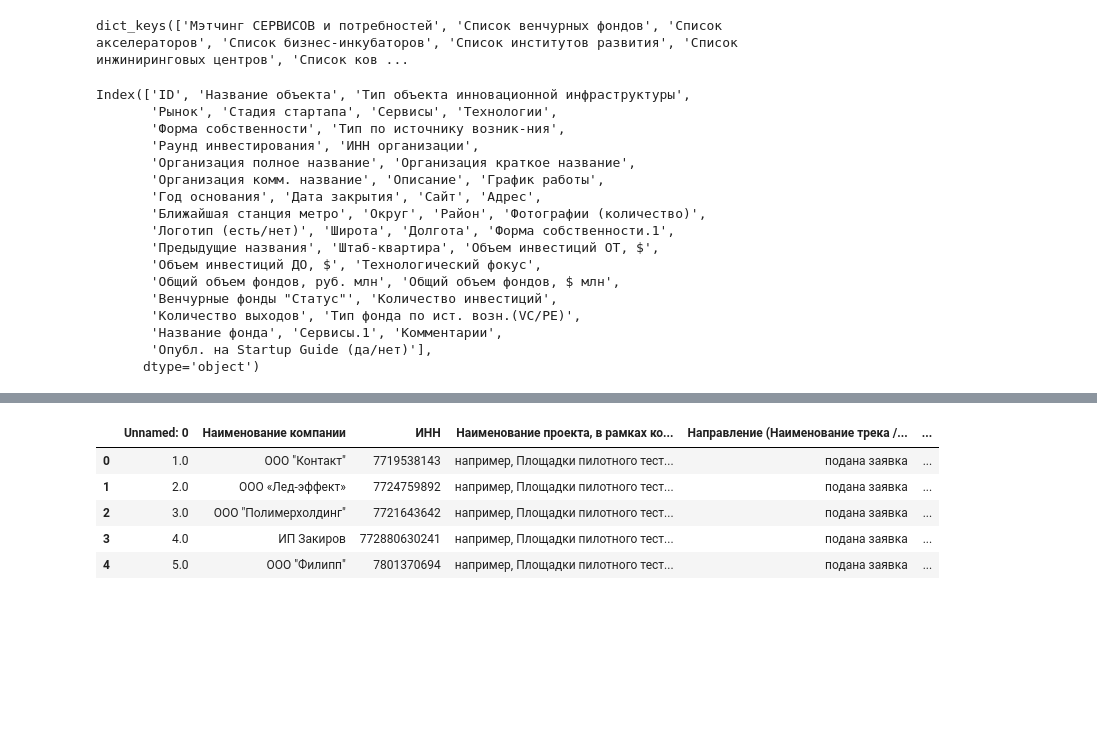
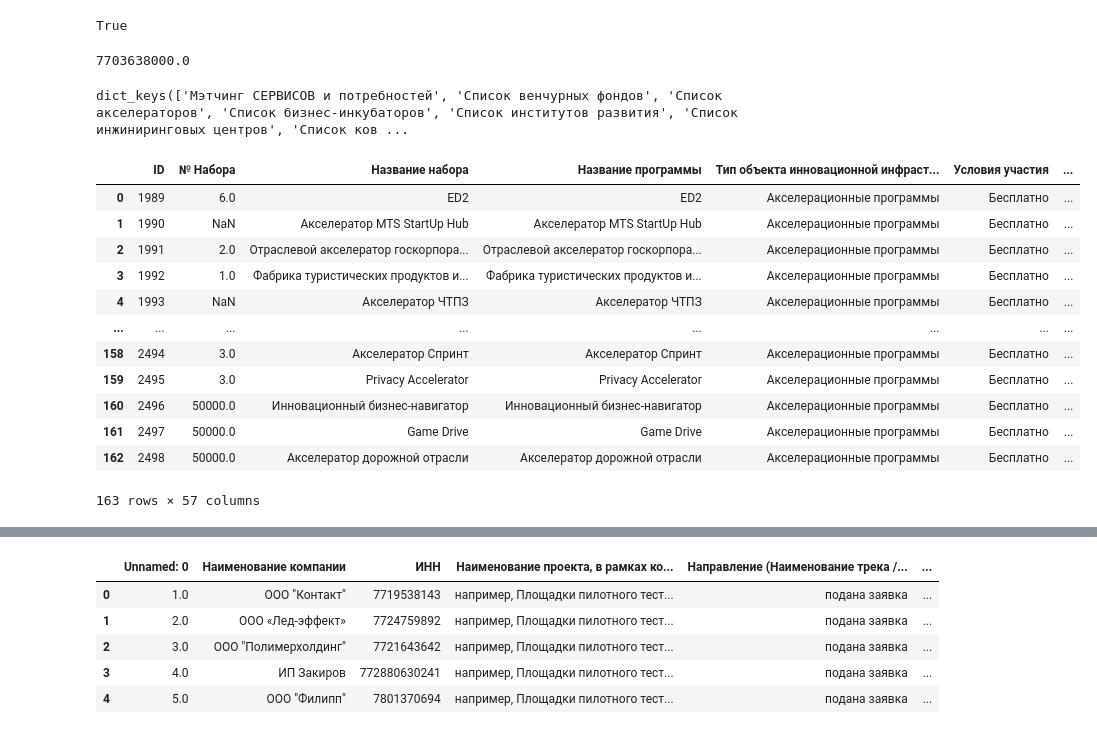
Before and after one commit to NmadeleiDev/innoagency-startup-recommendation, a Jupyter notebook: ml/Untitled.ipynb, the cells around one changed output, grey strips where cells are left out. Cells and saved outputs as stored; diff of their text form; code cells hidden in the pictures; blank space fills up the shorter version.

```diff
--- a/ml/Untitled.ipynb
+++ b/ml/Untitled.ipynb
@@ -1,9 +1,37 @@
 # %%
 import pandas as pd
 pd.set_option('display.max_columns', 500)
+# %%
+'d' in 'sdsd'.lower()
+# %% [output]
+True
 # %%
 U = pd.read_excel('/home/greg/Downloads/Датасет/Датасет_01/Венчурные сделки 2017-2021.xlsx', sheet_name='Москва_Сделки')
 # %%
 D = pd.read_excel('/home/greg/Downloads/Датасет/Датасет_01/Объекты-сервисы и потребности.xlsx', sheet_name=None)
+# %%
+pd.to_numeric('7.703638e+09')
+# %% [output]
+7703638000.0
+# %%
+D.keys()
+# %% [output]
+dict_keys(['Мэтчинг СЕРВИСОВ и потребностей', 'Список венчурных фондов', 'Список акселераторов', 'Список бизнес-инкубаторов', 'Список институтов развития', 'Список инжиниринговых центров', 'Список ков ...
+# %%
+D['Список акселераторов']
+# %% [output]
+|  | ID | № Набора | Название набора | Название программы | Тип объекта инновационной инфраст... | Условия участия | ... |
+| 0 | 1989 | 6.0 | ED2 | ED2 | Акселерационные программы | Бесплатно | ... |
+| 1 | 1990 | NaN | Акселератор MTS StartUp Hub | Акселератор MTS StartUp Hub | Акселерационные программы | Бесплатно | ... |
+| 2 | 1991 | 2.0 | Отраслевой акселератор госкорпора... | Отраслевой акселератор госкорпора... | Акселерационные программы | Бесплатно | ... |
+| 3 | 1992 | 1.0 | Фабрика туристических продуктов и... | Фабрика туристических продуктов и... | Акселерационные программы | Бесплатно | ... |
+| 4 | 1993 | NaN | Акселератор ЧТПЗ | Акселератор ЧТПЗ | Акселерационные программы | Бесплатно | ... |
+| ... | ... | ... | ... | ... | ... | ... | ... |
+| 158 | 2494 | 3.0 | Акселератор Спринт | Акселератор Спринт | Акселерационные программы | Бесплатно | ... |
+| 159 | 2495 | 3.0 | Privacy Accelerator | Privacy Accelerator | Акселерационные программы | Бесплатно | ... |
+| 160 | 2496 | 50000.0 | Инновационный бизнес-навигатор | Инновационный бизнес-навигатор | Акселерационные программы | Бесплатно | ... |
+| 161 | 2497 | 50000.0 | Game Drive | Game Drive | Акселерационные программы | Бесплатно | ... |
+| 162 | 2498 | 50000.0 | Акселератор дорожной отрасли | Акселератор дорожной отрасли | Акселерационные программы | Бесплатно | ... |
+163 rows × 57 columns
 # %%
 I = pd.read_excel('/home/greg/Downloads/Датасет/Датасет_01/Компании и поддержка.xlsx')
@@ -14,4 +37,0 @@ I = pd.read_excel('/home/greg/Downloads/Датасет/Датасет_01/Ком
-# %%
-D.keys()
-# %% [output]
-dict_keys(['Мэтчинг СЕРВИСОВ и потребностей', 'Список венчурных фондов', 'Список акселераторов', 'Список бизнес-инкубаторов', 'Список институтов развития', 'Список инжиниринговых центров', 'Список ков ...
@@ -20,20 +37,0 @@ V = D['Список венчурных фондов']
-# %%
-V.columns
-# %% [output]
-Index(['ID', 'Название объекта', 'Тип объекта инновационной инфраструктуры',
-       'Рынок', 'Стадия стартапа', 'Сервисы', 'Технологии',
-       'Форма собственности', 'Тип по источнику возник-ния',
-       'Раунд инвестирования', 'ИНН организации',
-       'Организация полное название', 'Организация краткое название',
-       'Организация комм. название', 'Описание', 'График работы',
-       'Год основания', 'Дата закрытия', 'Сайт', 'Адрес',
-       'Ближайшая станция метро', 'Округ', 'Район', 'Фотографии (количество)',
-       'Логотип (есть/нет)', 'Широта', 'Долгота', 'Форма собственности.1',
-       'Предыдущие названия', 'Штаб-квартира', 'Объем инвестиций ОТ, $',
-       'Объем инвестиций ДО, $', 'Технологический фокус',
-       'Общий объем фондов, руб. млн', 'Общий объем фондов, $ млн',
-       'Венчурные фонды "Статус"', 'Количество инвестиций',
-       'Количество выходов', 'Тип фонда по ист. возн.(VC/PE)',
-       'Название фонда', 'Сервисы.1', 'Комментарии',
-       'Опубл. на Startup Guide (да/нет)'],
-      dtype='object')
```
Also changed, not shown: parts of 6 cells of this notebook, 8 other files.
